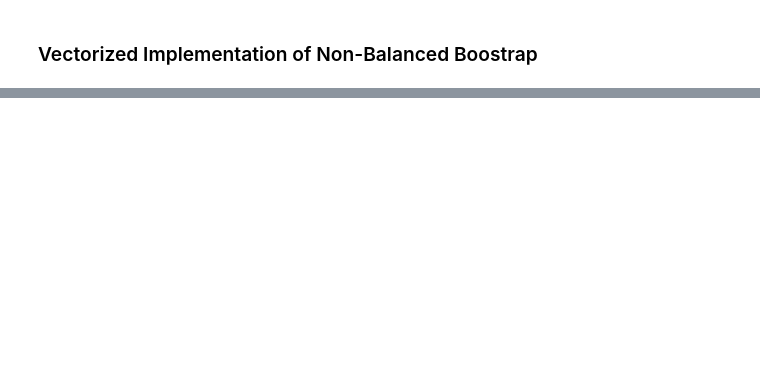
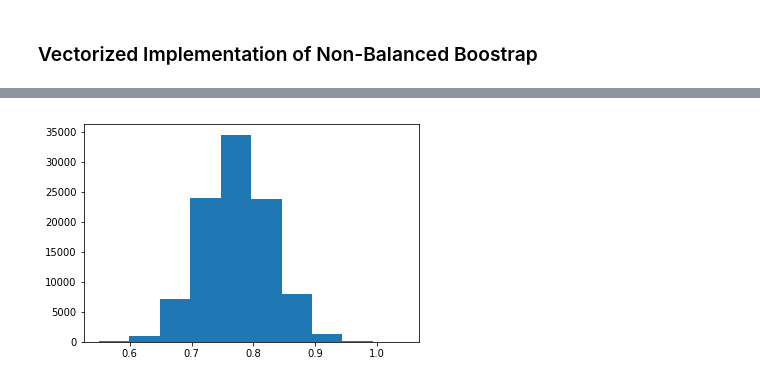
Before and after one commit to InvestmentSystems/recombinator, a Jupyter notebook: notebooks/IID Bootstrap.ipynb, the cells around one changed output, grey strips where cells are left out. Cells and saved outputs as stored; diff of their text form; code cells hidden in the pictures; blank space fills up the shorter version.

```diff
--- a/notebooks/IID Bootstrap.ipynb
+++ b/notebooks/IID Bootstrap.ipynb
@@ -387,0 +409,4 @@ x_star = iid_bootstrap_via_loop(x, replications=replications)
+# %%
+plt.hist(x_resampled_vectorized_gpu.mean(axis=1));
+# %% [output]
+[figure, added]
```
Also changed, not shown: parts of 50 cells of this notebook, 3 other files.
